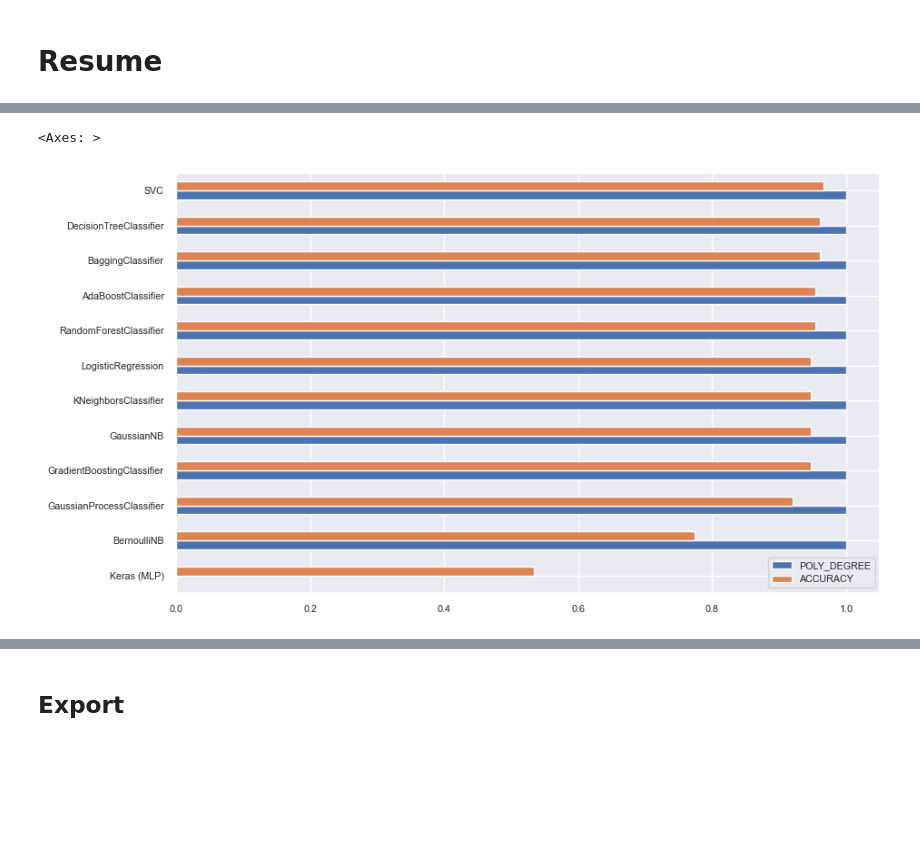
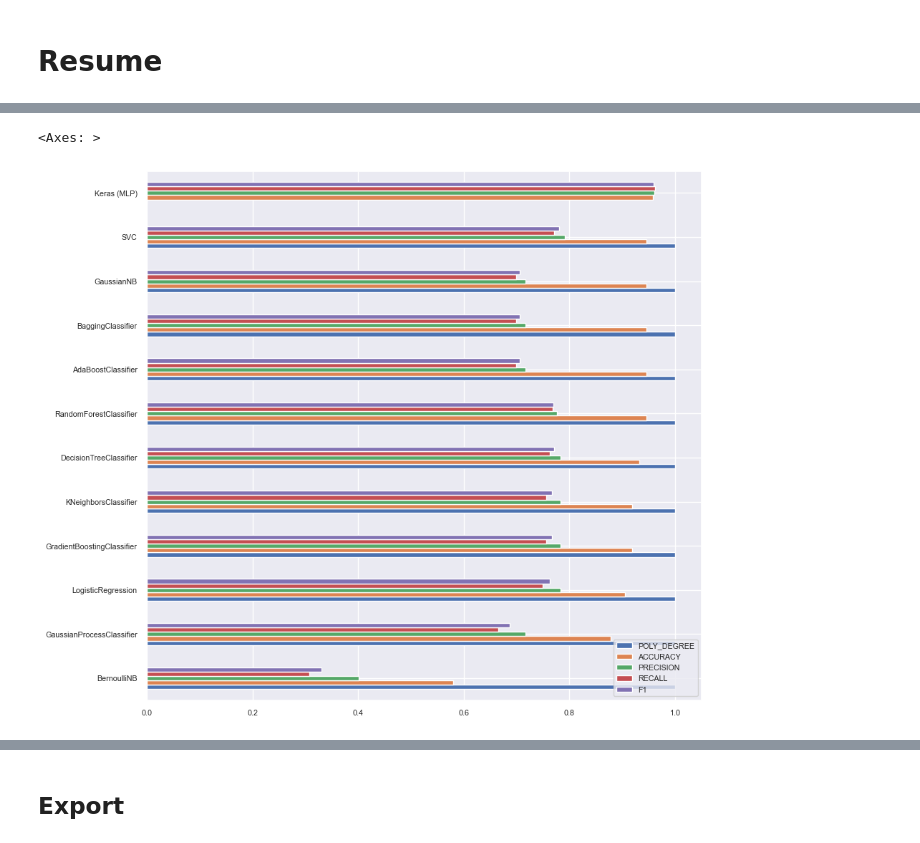
Before and after one commit to kike1985/Machine-Learning, a Jupyter notebook: 0201_Classification_Iris.ipynb, the cells around one changed output, grey strips where cells are left out. Drawn from its saved outputs; the diff is of its cells as text; code cells hidden in the pictures; blank space fills up the shorter version.

```diff
--- a/0201_Classification_Iris.ipynb
+++ b/0201_Classification_Iris.ipynb
@@ -1774,9 +1921,8 @@ The model AdaBoostClassifier has a degree of accuracy of 95.33%.
 ### Gradient Boosting (GBRT)
 # %%
 param_grid = {'classifier__model__n_estimators': range(1, 21)}
-results, gradient_boosting_regressor = my_grid_search_cv(model=GradientBoostingClassifier(), X=df, y=targets,
-                                                         results=results, param_grid=param_grid, poly_degrees=[1])
-results
+gradient_boosting_regressor = my_grid_search_cv(model=GradientBoostingClassifier(), X=df, y=targets,
+                                                results=results, param_grid=param_grid, poly_degrees=[1])
 # %% [output]
 MyTransformedTargetClassifier(classifier=Pipeline(steps=[('transformer',
                                                           IrisDataTransformer()),
@@ -1813,9 +1967,8 @@ The model GradientBoostingClassifier has a degree of accuracy of 94.67%.
 ### Random Forests
 # %%
 param_grid = {'classifier__model__n_estimators': range(1, 21)}
-results, random_forest_regressor = my_grid_search_cv(model=RandomForestClassifier(), X=df, y=targets,
-                                                     results=results, param_grid=param_grid, poly_degrees=[1])
-results
+random_forest_regressor = my_grid_search_cv(model=RandomForestClassifier(), X=df, y=targets,
+                                            results=results, param_grid=param_grid, poly_degrees=[1])
 # %% [output]
 MyTransformedTargetClassifier(classifier=Pipeline(steps=[('transformer',
                                                           IrisDataTransformer()),
@@ -2191,3 +2321,0 @@ MyTransformedTargetClassifier(classifier=Pipeline(steps=[('transformer',
-# %%
-results.loc['Keras (MLP)'] = {'TYPE': 'DL', 'POLY_DEGREE': None, 'ACCURACY': acc_test, 'ESTIMATOR': keras_estimator}
-results
@@ -2207,0 +2335,12 @@ results
+# %%
+y_pred = keras_estimator.predict(X=X_train)
+
+accuracy = round(accuracy_score(y_train, y_pred), 4)
+precision = round(precision_score(y_train, y_pred, average='macro'), 4)
+recall = round(recall_score(y_train, y_pred, average='macro'), 4)
+f1 = round(f1_score(y_train, y_pred, average='macro'), 4)
+
+results.loc['Keras (MLP)'] = {'TYPE': 'DL', 'POLY_DEGREE': None,
+                              'ACCURACY': accuracy, 'PRECISION': precision, 'RECALL': recall, 'F1': f1,
+                              'ESTIMATOR': keras_estimator}
+results
@@ -2227,9 +2382,9 @@ results_sort
 # %%
-plt.rc('figure', figsize=(10, results_sort.shape[0]*.5))
+plt.rc('figure', figsize=(10, results_sort.shape[0]*.8))
 results_sort[::-1].plot.barh(rot=0)
 # %% [output]
 <Axes: >
-[figure, old version]
+[figure, new version]
 # %%
 print(f'Best tentative algorithm "{results_sort.iloc[0].name}" with ACCURACY={results_sort.iloc[0].ACCURACY}.')
 # %% [output]
```
Also changed, not shown: parts of 50 cells of this notebook, 1 other file.
